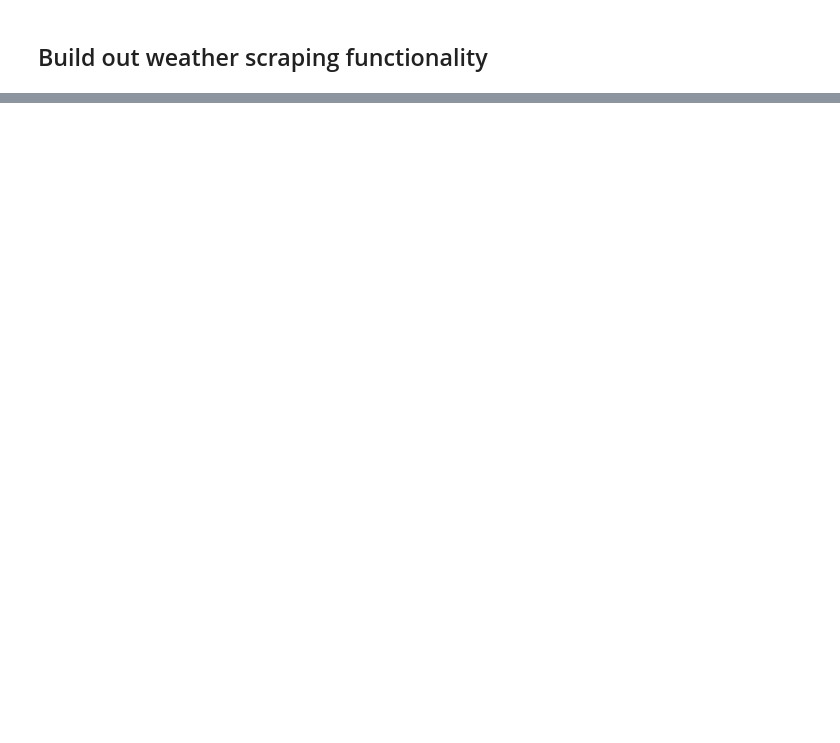
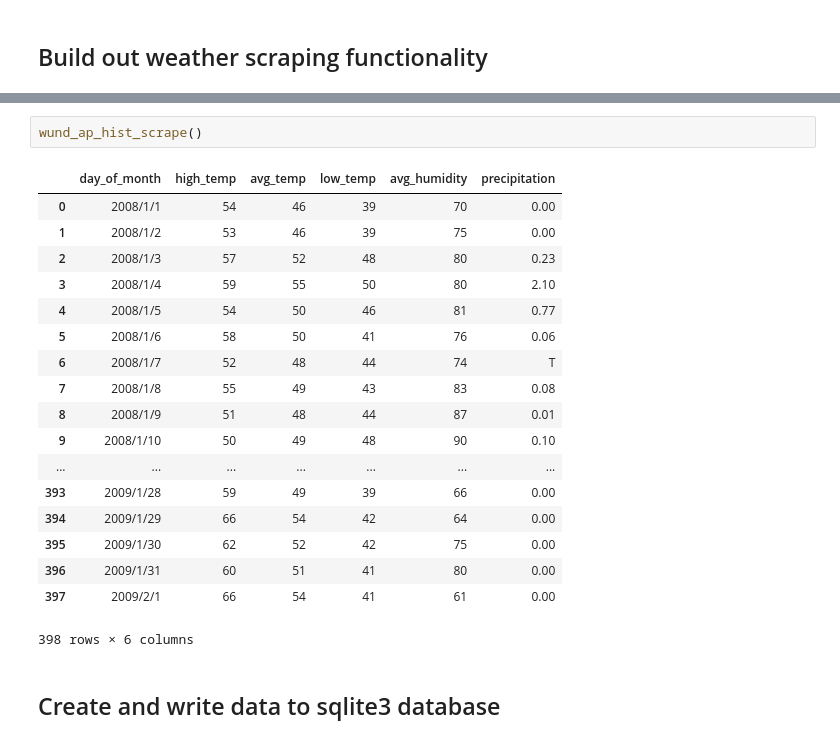
Before and after one commit to benstahl92/python-ay250-homeworks, a Jupyter notebook: hw_5/hw_5.ipynb, the cells around one changed output, grey strips where cells are left out. Saved outputs shown, nothing was run; the diff lists cells and outputs as text; blank space fills up the shorter version.

Commit message:
scraper done except need to deal with one year chunks returned by weather underground

```diff
--- a/hw_5/hw_5.ipynb
+++ b/hw_5/hw_5.ipynb
@@ -60,3 +140,26 @@ matched_ica
+# %%
+wund_ap_hist_scrape()
+# %% [output]
+|  | day_of_month | high_temp | avg_temp | low_temp | avg_humidity | precipitation |
+| 0 | 2008/1/1 | 54 | 46 | 39 | 70 | 0.00 |
+| 1 | 2008/1/2 | 53 | 46 | 39 | 75 | 0.00 |
+| 2 | 2008/1/3 | 57 | 52 | 48 | 80 | 0.23 |
+| 3 | 2008/1/4 | 59 | 55 | 50 | 80 | 2.10 |
+| 4 | 2008/1/5 | 54 | 50 | 46 | 81 | 0.77 |
+| 5 | 2008/1/6 | 58 | 50 | 41 | 76 | 0.06 |
+| 6 | 2008/1/7 | 52 | 48 | 44 | 74 | T |
+| 7 | 2008/1/8 | 55 | 49 | 43 | 83 | 0.08 |
+| 8 | 2008/1/9 | 51 | 48 | 44 | 87 | 0.01 |
+| 9 | 2008/1/10 | 50 | 49 | 48 | 90 | 0.10 |
+| ... | ... | ... | ... | ... | ... | ... |
+| 393 | 2009/1/28 | 59 | 49 | 39 | 66 | 0.00 |
+| 394 | 2009/1/29 | 66 | 54 | 42 | 64 | 0.00 |
+| 395 | 2009/1/30 | 62 | 52 | 42 | 75 | 0.00 |
+| 396 | 2009/1/31 | 60 | 51 | 41 | 80 | 0.00 |
+| 397 | 2009/2/1 | 66 | 54 | 41 | 61 | 0.00 |
+398 rows × 6 columns
+# %% [markdown]
+## Create and write data to sqlite3 database
 # %%
 # create database and structure
 
```
Also changed, not shown: parts of 4 cells of this notebook.
